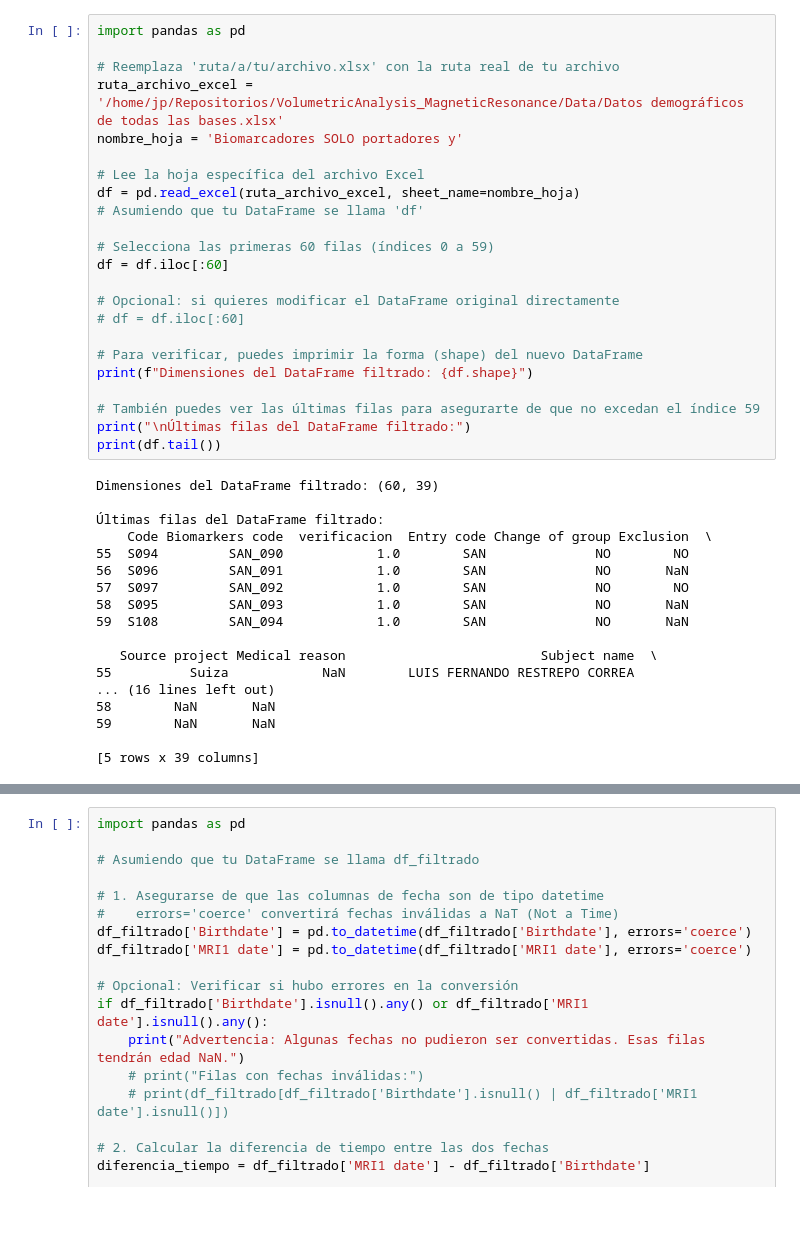
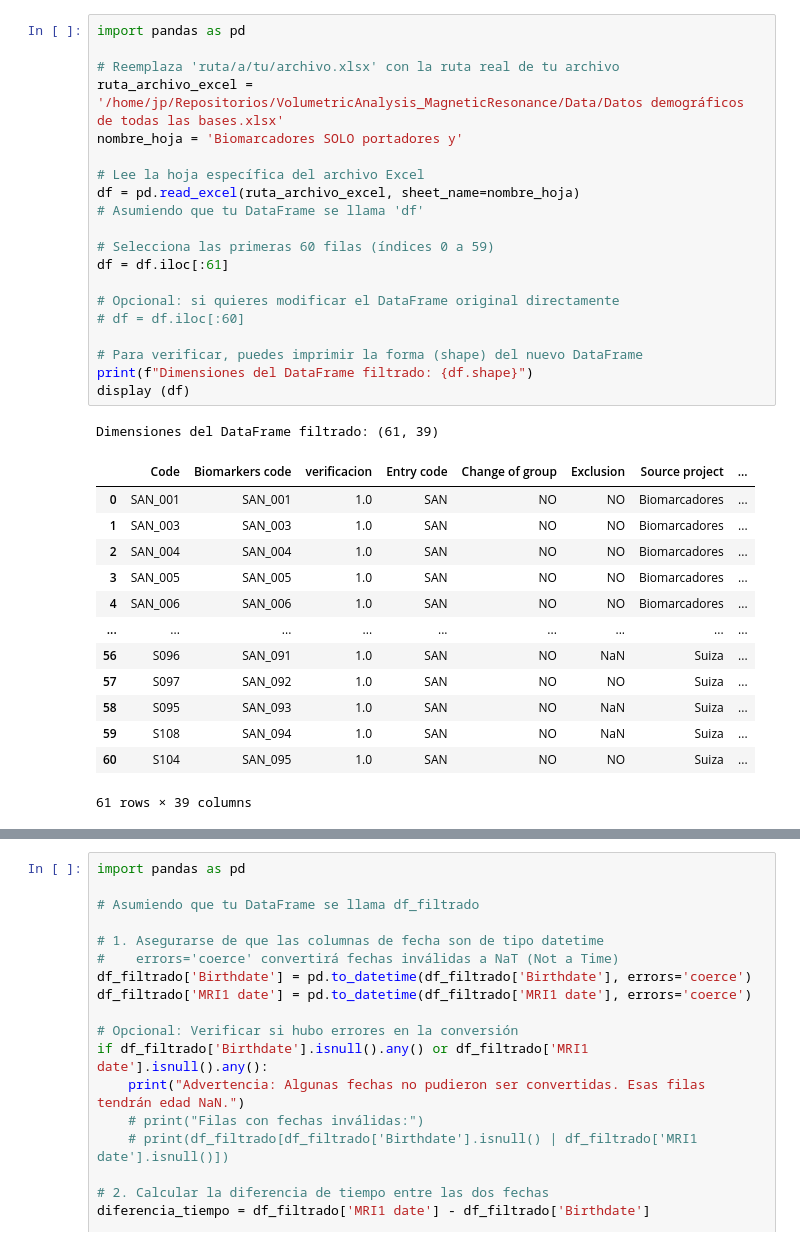
Before and after one commit to JPDevOpti/VolumetricAnalysis_MagneticResonance, a Jupyter notebook: Notebooks/Demographic_Analysis.ipynb, the cells around one changed output, grey strips where cells are left out. Saved outputs shown, nothing was run; the diff lists cells and outputs as text; blank space fills up the shorter version.

```diff
--- a/Notebooks/Demographic_Analysis.ipynb
+++ b/Notebooks/Demographic_Analysis.ipynb
@@ -1,41 +1,35 @@
 # %%
 import pandas as pd
 
 # Reemplaza 'ruta/a/tu/archivo.xlsx' con la ruta real de tu archivo
 ruta_archivo_excel = '/home/jp/Repositorios/VolumetricAnalysis_MagneticResonance/Data/Datos demográficos de todas las bases.xlsx'
 nombre_hoja = 'Biomarcadores SOLO portadores y'
 
 # Lee la hoja específica del archivo Excel
 df = pd.read_excel(ruta_archivo_excel, sheet_name=nombre_hoja)
 # Asumiendo que tu DataFrame se llama 'df'
 
 # Selecciona las primeras 60 filas (índices 0 a 59)
-df = df.iloc[:60]
+df = df.iloc[:61]
 
 # Opcional: si quieres modificar el DataFrame original directamente
 # df = df.iloc[:60]
 
 # Para verificar, puedes imprimir la forma (shape) del nuevo DataFrame
 print(f"Dimensiones del DataFrame filtrado: {df.shape}")
-
-# También puedes ver las últimas filas para asegurarte de que no excedan el índice 59
-print("\nÚltimas filas del DataFrame filtrado:")
-print(df.tail())
+display (df)
 # %% [output]
-Dimensiones del DataFrame filtrado: (60, 39)
-
-Últimas filas del DataFrame filtrado:
-    Code Biomarkers code  verificacion  Entry code Change of group Exclusion  \
-55  S094         SAN_090            1.0        SAN              NO        NO
-56  S096         SAN_091            1.0        SAN              NO       NaN
-57  S097         SAN_092            1.0        SAN              NO        NO
-58  S095         SAN_093            1.0        SAN              NO       NaN
-59  S108         SAN_094            1.0        SAN              NO       NaN
-
-   Source project Medical reason                         Subject name  \
-55          Suiza            NaN        LUIS FERNANDO RESTREPO CORREA
-... (16 lines left out)
-58        NaN       NaN
-59        NaN       NaN
-
-[5 rows x 39 columns]
+Dimensiones del DataFrame filtrado: (61, 39)
+|  | Code | Biomarkers code | verificacion | Entry code | Change of group | Exclusion | Source project | ... |
+| 0 | SAN_001 | SAN_001 | 1.0 | SAN | NO | NO | Biomarcadores | ... |
+| 1 | SAN_003 | SAN_003 | 1.0 | SAN | NO | NO | Biomarcadores | ... |
+| 2 | SAN_004 | SAN_004 | 1.0 | SAN | NO | NO | Biomarcadores | ... |
+| 3 | SAN_005 | SAN_005 | 1.0 | SAN | NO | NO | Biomarcadores | ... |
+| 4 | SAN_006 | SAN_006 | 1.0 | SAN | NO | NO | Biomarcadores | ... |
+| ... | ... | ... | ... | ... | ... | ... | ... | ... |
+| 56 | S096 | SAN_091 | 1.0 | SAN | NO | NaN | Suiza | ... |
+| 57 | S097 | SAN_092 | 1.0 | SAN | NO | NO | Suiza | ... |
+| 58 | S095 | SAN_093 | 1.0 | SAN | NO | NaN | Suiza | ... |
+| 59 | S108 | SAN_094 | 1.0 | SAN | NO | NaN | Suiza | ... |
+| 60 | S104 | SAN_095 | 1.0 | SAN | NO | NO | Suiza | ... |
+61 rows × 39 columns
```
Also changed, not shown: parts of 7 cells of this notebook, 8 other files.
